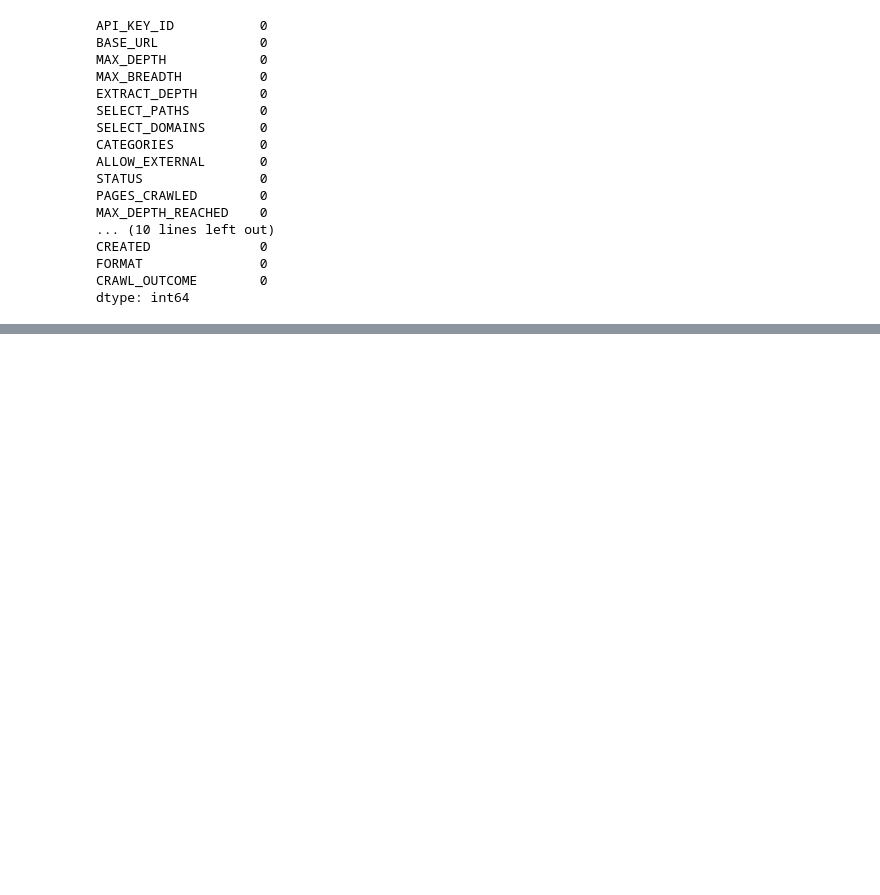
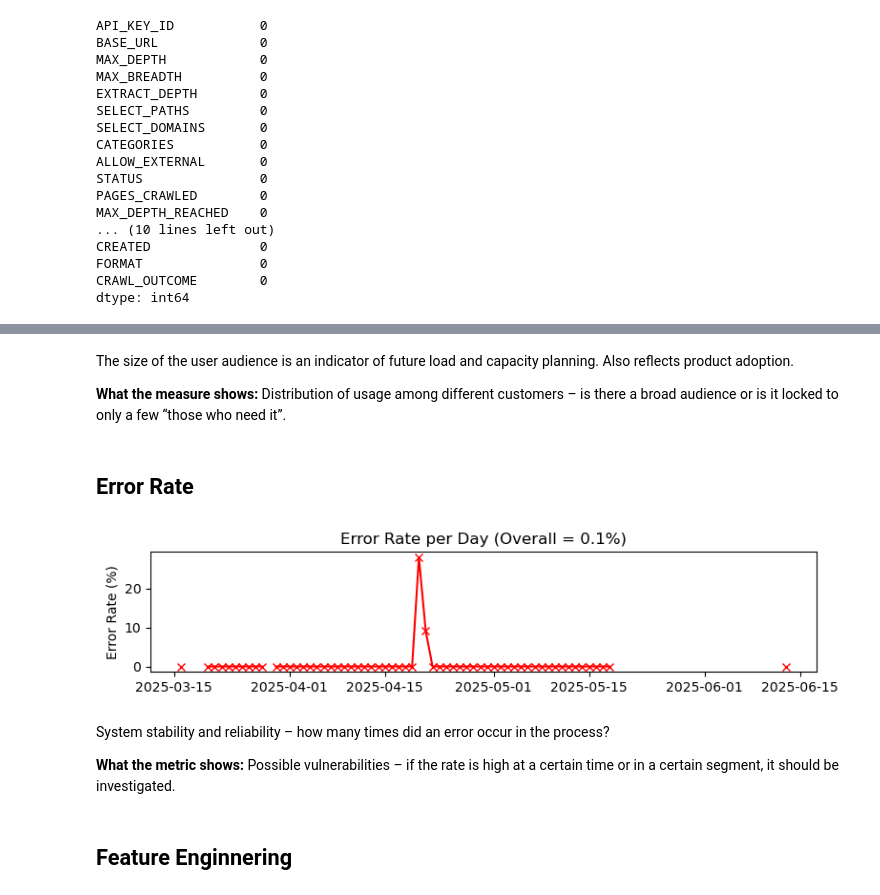
Before and after one commit to jonatanBuga/tavily-data-analysis, a Jupyter notebook: part B/dashboard_analysis.ipynb, the cells around one changed output, grey strips where cells are left out. Saved outputs shown, nothing was run; the diff lists cells and outputs as text; code cells hidden in the pictures; blank space fills up the shorter version.

```diff
--- a/part B/dashboard_analysis.ipynb
+++ b/part B/dashboard_analysis.ipynb
@@ -105,0 +165,23 @@ dtype: int64
+# %% [markdown]
+The size of the user audience is an indicator of future load and capacity planning. Also reflects product adoption.
+
+**What the measure shows:** Distribution of usage among different customers – is there a broad audience or is it locked to only a few “those who need it”.
+# %% [markdown]
+## Error Rate
+# %%
+daily_error_rate = df['ERROR'].resample('D').mean() * 100
+
+plt.figure(figsize=(8,2))
+plt.plot(daily_error_rate.index, daily_error_rate.values, marker='x', color='red')
+plt.title(f"Error Rate per Day (Overall = {df['ERROR'].mean()*100:.1f}%)")
+plt.ylabel('Error Rate (%)')
+plt.tight_layout()
+plt.show()
+# %% [output]
+[figure, added]
+# %% [markdown]
+System stability and reliability – how many times did an error occur in the process?
+
+**What the metric shows:** Possible vulnerabilities – if the rate is high at a certain time or in a certain segment, it should be investigated.
+# %% [markdown]
+## Feature Enginnering
```
Also changed, not shown: parts of 25 cells of this notebook.
